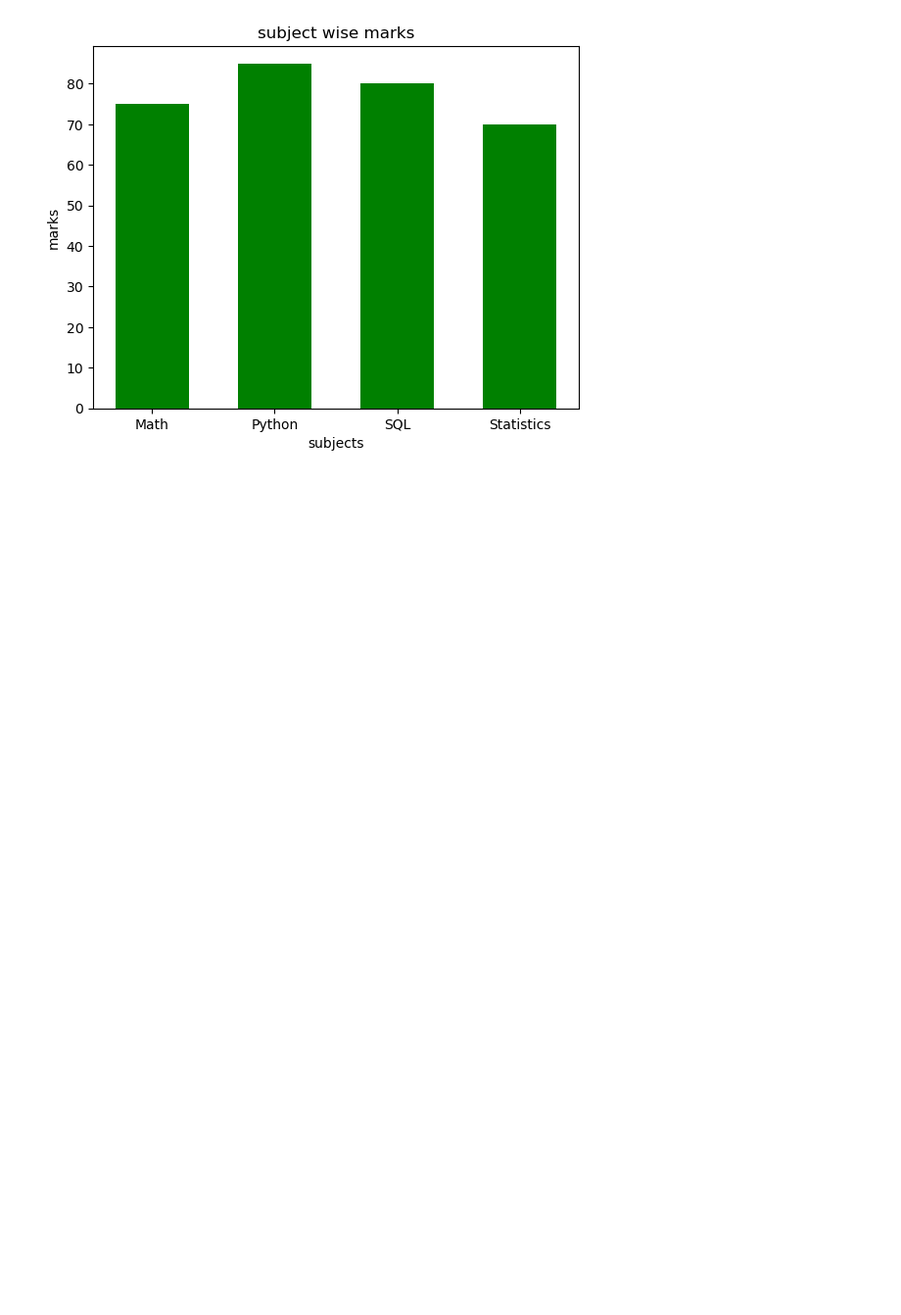
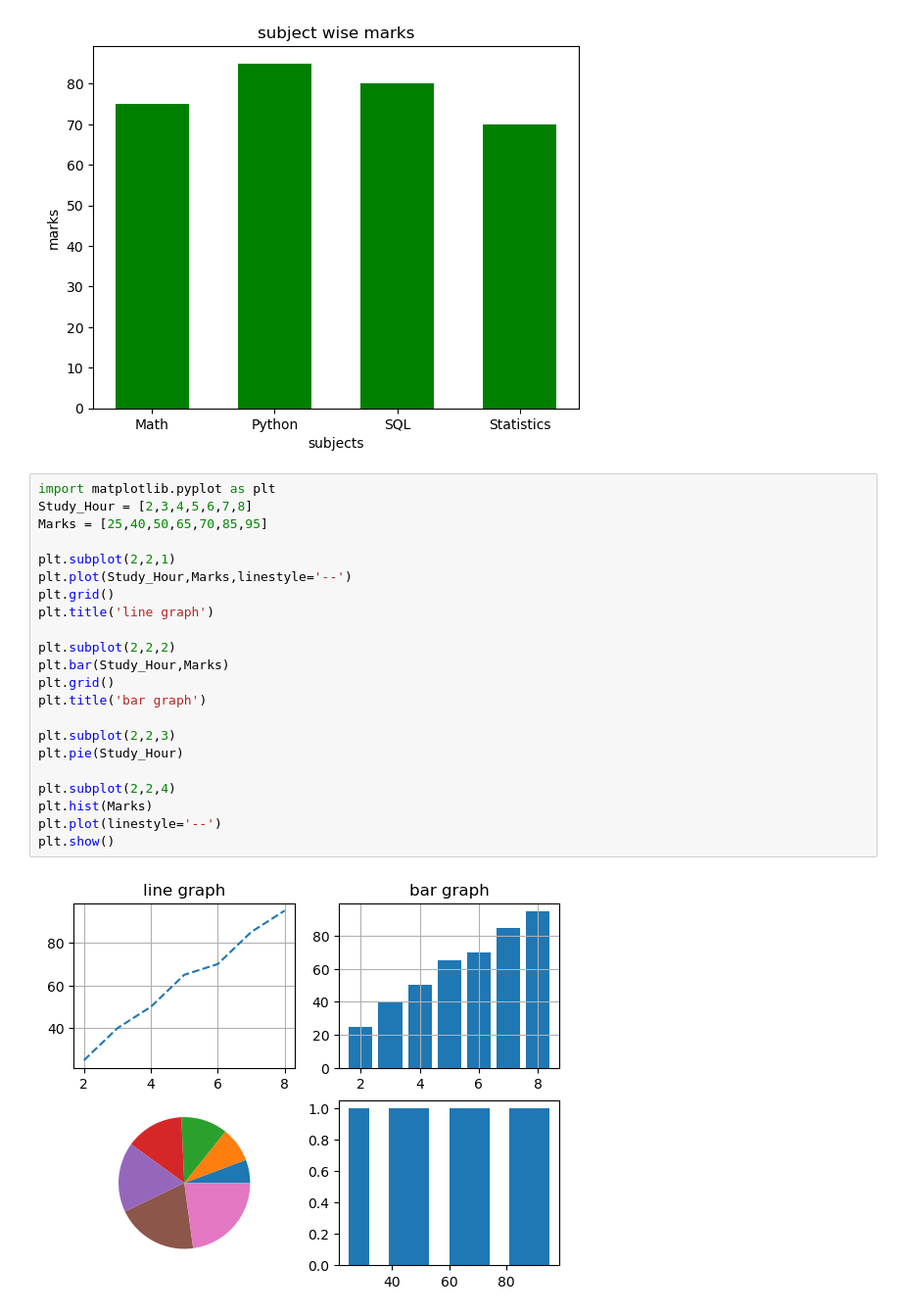
Before and after one commit to shripada-mahato/Matplotlib, a Jupyter notebook: operation.ipynb, the cells around one changed output. Shown at 98% size. Drawn from its saved outputs; the diff is of its cells as text; blank space fills up the shorter version.

```diff
--- a/operation.ipynb
+++ b/operation.ipynb
@@ -381,3 +384,27 @@ plt.title("subject wise marks")
 plt.show()
 # %% [output]
 [figure]
+# %%
+import matplotlib.pyplot as plt
+Study_Hour = [2,3,4,5,6,7,8]
+Marks = [25,40,50,65,70,85,95]
+
+plt.subplot(2,2,1)
+plt.plot(Study_Hour,Marks,linestyle='--')
+plt.grid()
+plt.title('line graph')
+
+plt.subplot(2,2,2)
+plt.bar(Study_Hour,Marks)
+plt.grid()
+plt.title('bar graph')
+
+plt.subplot(2,2,3)
+plt.pie(Study_Hour)
+
+plt.subplot(2,2,4)
+plt.hist(Marks)
+plt.plot(linestyle='--')
+plt.show()
+# %% [output]
+[figure, added]
```
Also changed, not shown: parts of 2 cells of this notebook.
